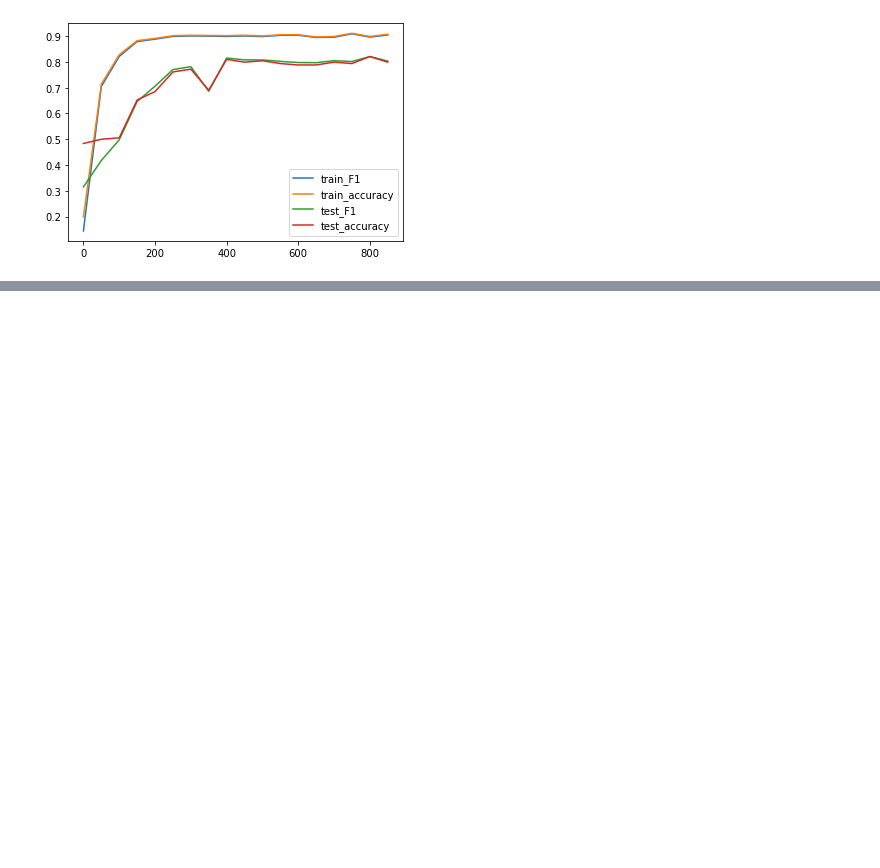
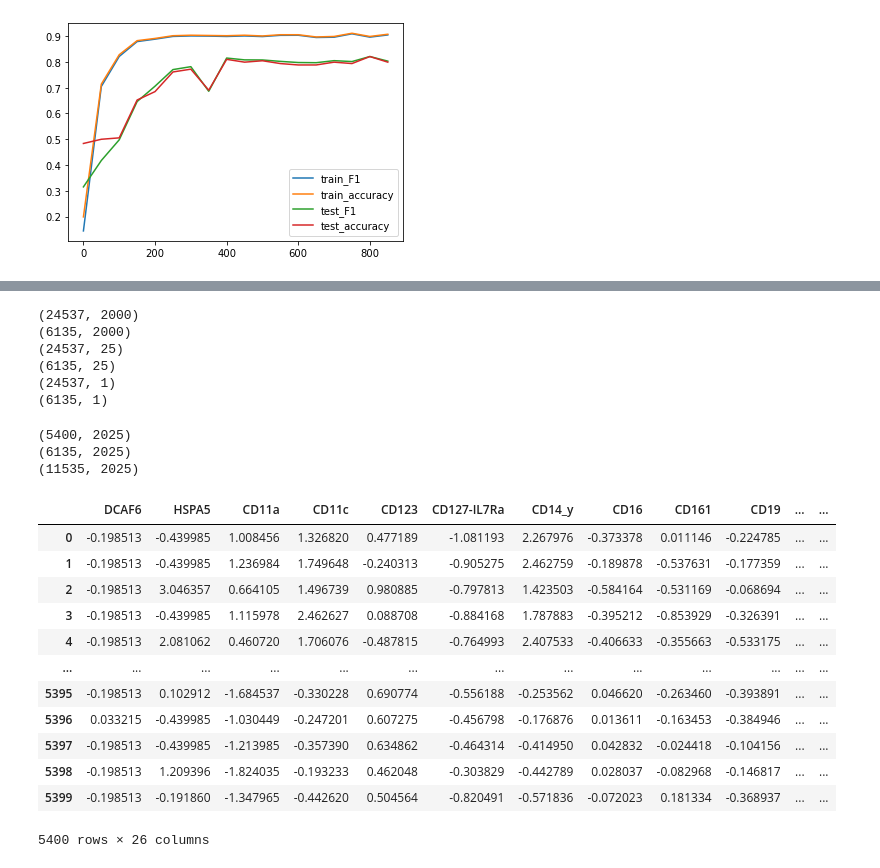
Before and after one commit to jeevannavar/DDP, a Jupyter notebook: Imputation/Omics_Imputation.ipynb, the cells around one changed output, grey strips where cells are left out. Cells and saved outputs as stored; diff of their text form; code cells hidden in the pictures; blank space fills up the shorter version.

```diff
--- a/Imputation/Omics_Imputation.ipynb
+++ b/Imputation/Omics_Imputation.ipynb
@@ -881,0 +900,7 @@ metrics.plot(y = ["train_F1", "train_accuracy", "test_F1", "test_accuracy"])
+# %%
+labels = pd.read_csv(meta_file, index_col="cell_id")
+label_dict = dict(zip(set(labels["cell_type"]), range(len(set(labels["cell_type"])))))
+
+rna = pd.read_csv(rna_file, index_col="cell_id")
+adt = pd.read_csv(adt_file, index_col="cell_id")
+meta = pd.read_csv(meta_file, index_col="cell_id")
@@ -881,0 +927,70 @@ metrics.plot(y = ["train_F1", "train_accuracy", "test_F1", "test_accuracy"])
+# %%
+print(rna_train.shape)
+print(rna_test.shape)
+print(adt_train.shape)
+print(adt_test.shape)
+print(meta_train.shape)
+print(meta_test.shape)
+# %% [output]
+(24537, 2000)
+(6135, 2000)
+(24537, 25)
+(6135, 25)
+(24537, 1)
+(6135, 1)
+# %%
+# Merging data together
+bmnc_train = pd.merge(rna_train, adt_train,  left_index=True, right_index=True)
+bmnc_test = pd.merge(rna_test, adt_test,  left_index=True, right_index=True)
+datatypes = ["rna"]*rna_train.shape[1] + ["adt"]*adt_train.shape[1]
+
+# A mixture of oversampling and undersampling
+from imblearn.over_sampling import SMOTE
+from imblearn.under_sampling import RandomUnderSampler
+SEED=42
+
+# Setting the target so that the data is undersampled so that every cell_type that has more than 200 samples is reduced to 200
+target = meta_train["cell_type"].value_counts().to_dict()
+for key in target:
+    target[key] = min(target[key],200)
+
+under = RandomUnderSampler(random_state=SEED, sampling_strategy=target)
+bmnc_smol, meta_smol = under.fit_resample(bmnc_train, meta_train["cell_type"])
+
+# Setting the target so that cell_types with fewer than 200 samples are oversampled to 200
+for key in target:
+    target[key] = 200
+smote = SMOTE(random_state=SEED, sampling_strategy=target)
+
+bmnc_smol, meta_smol = smote.fit_resample(bmnc_smol, meta_smol)
+
+# Remove test set values
+mask = [x == "adt" for x in datatypes]
+bmnc_test.loc[:,mask] = np.nan
+
+# Vertically joining tcga and metabric data; missing features have NaN values
+merged_data = pd.concat([bmnc_smol, bmnc_test], keys=["train", "test"])
+# %%
+print(merged_data.loc["train"].shape)
+print(merged_data.loc["test"].shape)
+print(merged_data.shape)
+# %% [output]
+(5400, 2025)
+(6135, 2025)
+(11535, 2025)
+# %%
+merged_data.loc["train"].iloc[:,1998:2024]
+# %% [output]
+|  | DCAF6 | HSPA5 | CD11a | CD11c | CD123 | CD127-IL7Ra | CD14_y | CD16 | CD161 | CD19 | ... | ... |
+| 0 | -0.198513 | -0.439985 | 1.008456 | 1.326820 | 0.477189 | -1.081193 | 2.267976 | -0.373378 | 0.011146 | -0.224785 | ... | ... |
+| 1 | -0.198513 | -0.439985 | 1.236984 | 1.749648 | -0.240313 | -0.905275 | 2.462759 | -0.189878 | -0.537631 | -0.177359 | ... | ... |
+| 2 | -0.198513 | 3.046357 | 0.664105 | 1.496739 | 0.980885 | -0.797813 | 1.423503 | -0.584164 | -0.531169 | -0.068694 | ... | ... |
+| 3 | -0.198513 | -0.439985 | 1.115978 | 2.462627 | 0.088708 | -0.884168 | 1.787883 | -0.395212 | -0.853929 | -0.326391 | ... | ... |
+| 4 | -0.198513 | 2.081062 | 0.460720 | 1.706076 | -0.487815 | -0.764993 | 2.407533 | -0.406633 | -0.355663 | -0.533175 | ... | ... |
+| ... | ... | ... | ... | ... | ... | ... | ... | ... | ... | ... | ... | ... |
+| 5395 | -0.198513 | 0.102912 | -1.684537 | -0.330228 | 0.690774 | -0.556188 | -0.253562 | 0.046620 | -0.263460 | -0.393891 | ... | ... |
+| 5396 | 0.033215 | -0.439985 | -1.030449 | -0.247201 | 0.607275 | -0.456798 | -0.176876 | 0.013611 | -0.163453 | -0.384946 | ... | ... |
+| 5397 | -0.198513 | -0.439985 | -1.213985 | -0.357390 | 0.634862 | -0.464314 | -0.414950 | 0.042832 | -0.024418 | -0.104156 | ... | ... |
+| 5398 | -0.198513 | 1.209396 | -1.824035 | -0.193233 | 0.462048 | -0.303829 | -0.442789 | 0.028037 | -0.082968 | -0.146817 | ... | ... |
+| 5399 | -0.198513 | -0.191860 | -1.347965 | -0.442620 | 0.504564 | -0.820491 | -0.571836 | -0.072023 | 0.181334 | -0.368937 | ... | ... |
+5400 rows × 26 columns
```
Also changed, not shown: parts of 10 cells of this notebook, 37 other files.
